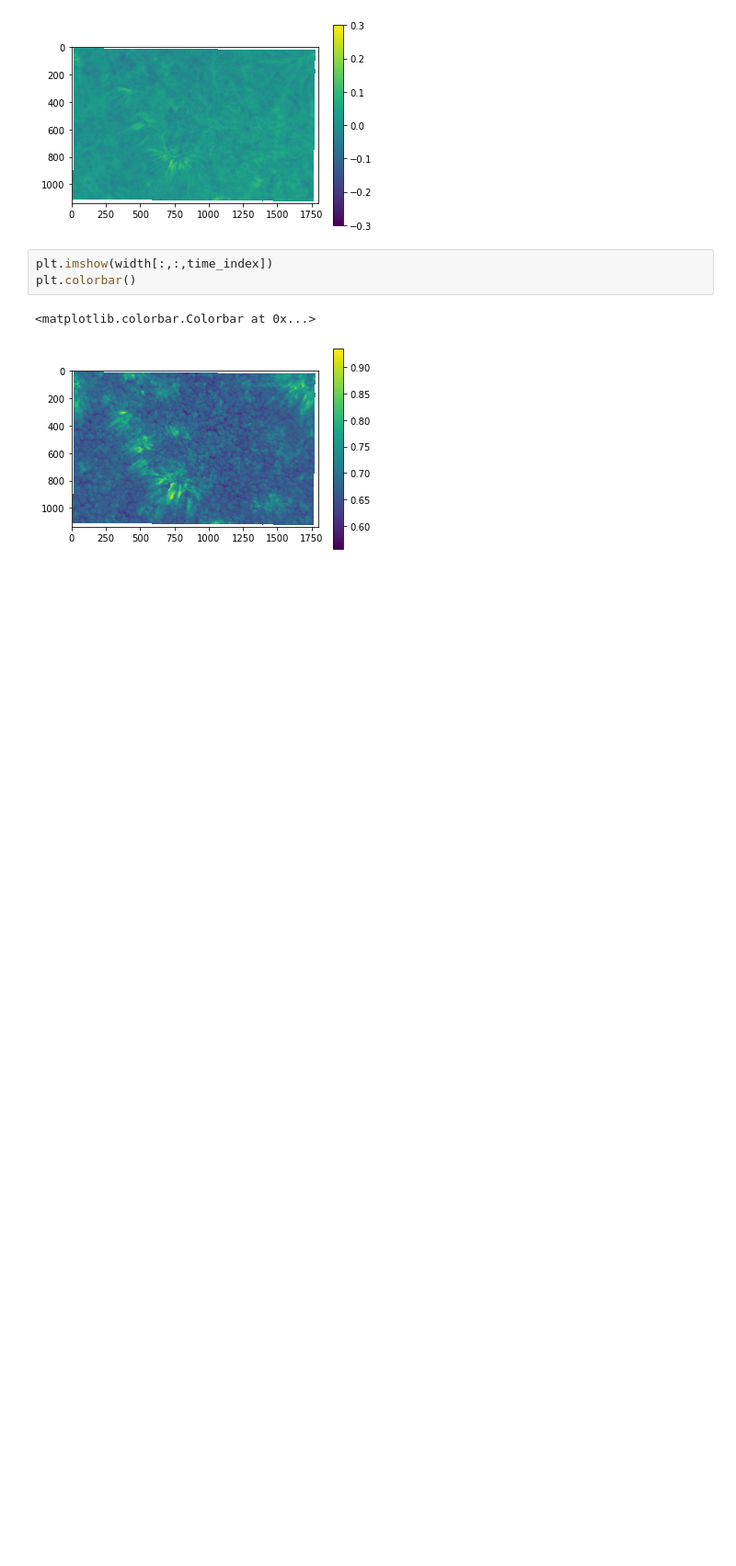
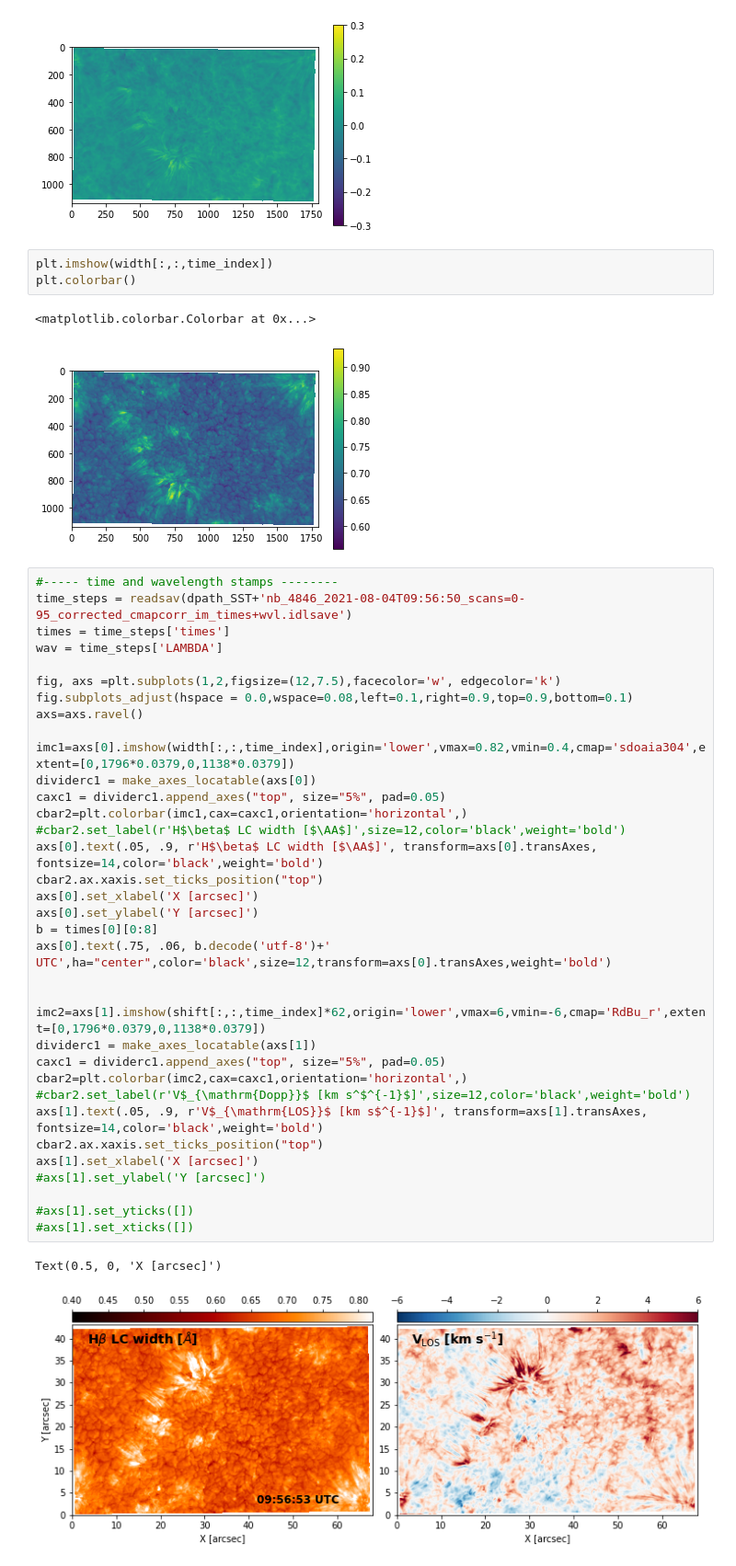
Before and after one commit to souvikita/CBP_spicule_mag, a Jupyter notebook: Line_widths.ipynb, the cells around one changed output. Shown at 92% size. Saved outputs shown, nothing was run; the diff lists cells and outputs as text; blank space fills up the shorter version.

Commit message:
Added a test plot for a side-by-side view of lc widths and Doppler

```diff
--- a/Line_widths.ipynb
+++ b/Line_widths.ipynb
@@ -277,3 +277,41 @@ plt.colorbar()
 # %% [output]
 <matplotlib.colorbar.Colorbar at 0x...>
 [figure]
+# %%
+#----- time and wavelength stamps --------
+time_steps = readsav(dpath_SST+'nb_4846_2021-08-04T09:56:50_scans=0-95_corrected_cmapcorr_im_times+wvl.idlsave')
+times = time_steps['times']
+wav = time_steps['LAMBDA']
+
+fig, axs =plt.subplots(1,2,figsize=(12,7.5),facecolor='w', edgecolor='k')
+fig.subplots_adjust(hspace = 0.0,wspace=0.08,left=0.1,right=0.9,top=0.9,bottom=0.1)
+axs=axs.ravel()
+
+imc1=axs[0].imshow(width[:,:,time_index],origin='lower',vmax=0.82,vmin=0.4,cmap='sdoaia304',extent=[0,1796*0.0379,0,1138*0.0379])
+dividerc1 = make_axes_locatable(axs[0])
+caxc1 = dividerc1.append_axes("top", size="5%", pad=0.05)
+cbar2=plt.colorbar(imc1,cax=caxc1,orientation='horizontal',)
+#cbar2.set_label(r'H$\beta$ LC width [$\AA$]',size=12,color='black',weight='bold')
+axs[0].text(.05, .9, r'H$\beta$ LC width [$\AA$]', transform=axs[0].transAxes, fontsize=14,color='black',weight='bold')
+cbar2.ax.xaxis.set_ticks_position("top")
+axs[0].set_xlabel('X [arcsec]')
+axs[0].set_ylabel('Y [arcsec]')
+b = times[0][0:8]
+axs[0].text(.75, .06, b.decode('utf-8')+' UTC',ha="center",color='black',size=12,transform=axs[0].transAxes,weight='bold')
+
+
+imc2=axs[1].imshow(shift[:,:,time_index]*62,origin='lower',vmax=6,vmin=-6,cmap='RdBu_r',extent=[0,1796*0.0379,0,1138*0.0379])
+dividerc1 = make_axes_locatable(axs[1])
+caxc1 = dividerc1.append_axes("top", size="5%", pad=0.05)
+cbar2=plt.colorbar(imc2,cax=caxc1,orientation='horizontal',)
+#cbar2.set_label(r'V$_{\mathrm{Dopp}}$ [km s^$^{-1}$]',size=12,color='black',weight='bold')
+axs[1].text(.05, .9, r'V$_{\mathrm{LOS}}$ [km s$^{-1}$]', transform=axs[1].transAxes, fontsize=14,color='black',weight='bold')
+cbar2.ax.xaxis.set_ticks_position("top")
+axs[1].set_xlabel('X [arcsec]')
+#axs[1].set_ylabel('Y [arcsec]')
+
+#axs[1].set_yticks([])
+#axs[1].set_xticks([])
+# %% [output]
+Text(0.5, 0, 'X [arcsec]')
+[figure, added]
```
Also changed, not shown: parts of 2 cells of this notebook.
